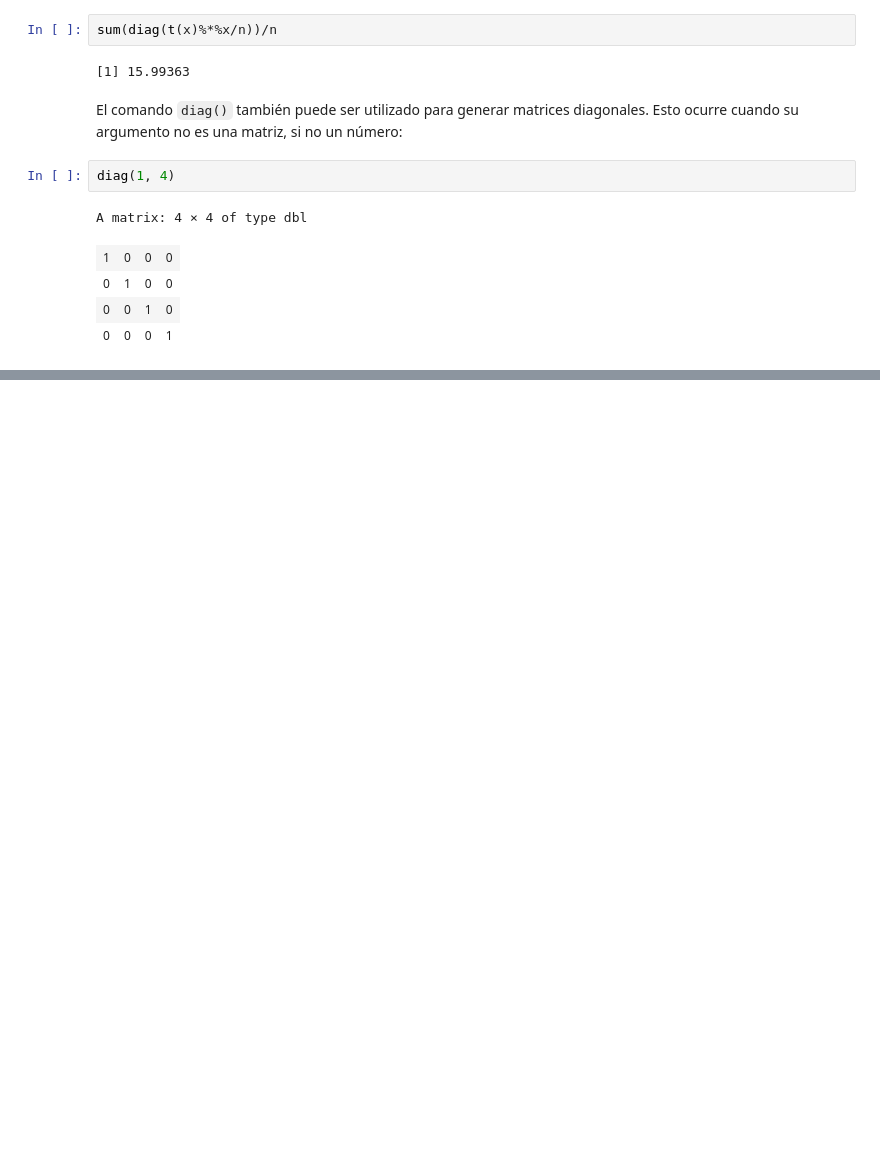
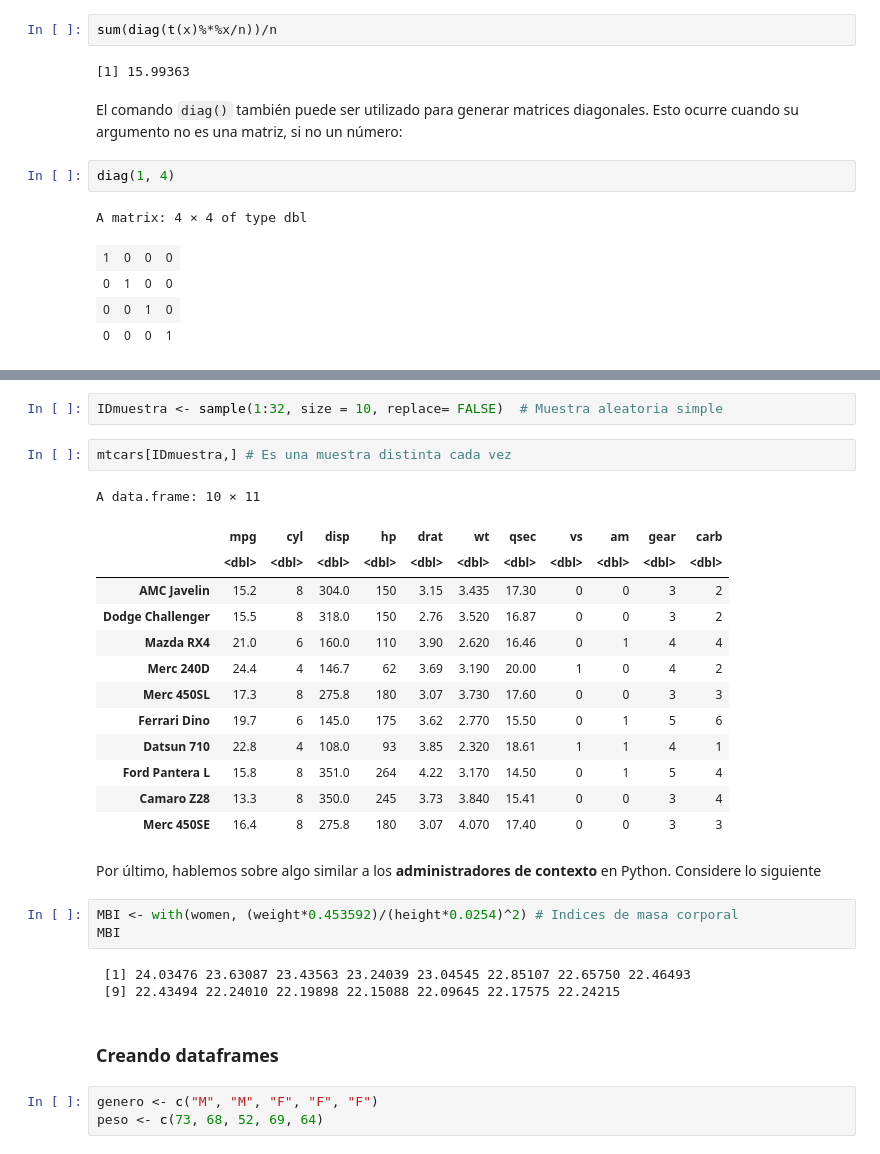
Before and after one commit to LF-Flores/CalculoActuarial-II, a Jupyter notebook: Cuadernos/Matrices_y_dataframes.ipynb, the cells around one changed output, grey strips where cells are left out. Drawn from its saved outputs; the diff is of its cells as text; blank space fills up the shorter version.

```diff
--- a/Cuadernos/Matrices_y_dataframes.ipynb
+++ b/Cuadernos/Matrices_y_dataframes.ipynb
@@ -156,0 +272,31 @@ A matrix: 4 × 4 of type dbl
+# %%
+IDmuestra <- sample(1:32, size = 10, replace= FALSE)  # Muestra aleatoria simple
+# %%
+mtcars[IDmuestra,] # Es una muestra distinta cada vez
+# %% [output]
+A data.frame: 10 × 11
+|  | mpg | cyl | disp | hp | drat | wt | qsec | vs | am | gear | carb |
+|  | <dbl> | <dbl> | <dbl> | <dbl> | <dbl> | <dbl> | <dbl> | <dbl> | <dbl> | <dbl> | <dbl> |
+| AMC Javelin | 15.2 | 8 | 304.0 | 150 | 3.15 | 3.435 | 17.30 | 0 | 0 | 3 | 2 |
+| Dodge Challenger | 15.5 | 8 | 318.0 | 150 | 2.76 | 3.520 | 16.87 | 0 | 0 | 3 | 2 |
+| Mazda RX4 | 21.0 | 6 | 160.0 | 110 | 3.90 | 2.620 | 16.46 | 0 | 1 | 4 | 4 |
+| Merc 240D | 24.4 | 4 | 146.7 | 62 | 3.69 | 3.190 | 20.00 | 1 | 0 | 4 | 2 |
+| Merc 450SL | 17.3 | 8 | 275.8 | 180 | 3.07 | 3.730 | 17.60 | 0 | 0 | 3 | 3 |
+| Ferrari Dino | 19.7 | 6 | 145.0 | 175 | 3.62 | 2.770 | 15.50 | 0 | 1 | 5 | 6 |
+| Datsun 710 | 22.8 | 4 | 108.0 | 93 | 3.85 | 2.320 | 18.61 | 1 | 1 | 4 | 1 |
+| Ford Pantera L | 15.8 | 8 | 351.0 | 264 | 4.22 | 3.170 | 14.50 | 0 | 1 | 5 | 4 |
+| Camaro Z28 | 13.3 | 8 | 350.0 | 245 | 3.73 | 3.840 | 15.41 | 0 | 0 | 3 | 4 |
+| Merc 450SE | 16.4 | 8 | 275.8 | 180 | 3.07 | 4.070 | 17.40 | 0 | 0 | 3 | 3 |
+# %% [markdown]
+Por último, hablemos sobre algo similar a los **administradores de contexto** en Python. Considere lo siguiente
+# %%
+MBI <- with(women, (weight*0.453592)/(height*0.0254)^2) # Indices de masa corporal
+MBI
+# %% [output]
+ [1] 24.03476 23.63087 23.43563 23.24039 23.04545 22.85107 22.65750 22.46493
+ [9] 22.43494 22.24010 22.19898 22.15088 22.09645 22.17575 22.24215
+# %% [markdown]
+### Creando dataframes
+# %%
+genero <- c("M", "M", "F", "F", "F")
+peso <- c(73, 68, 52, 69, 64)
```
Also changed, not shown: parts of 40 cells of this notebook, 14 other files.
